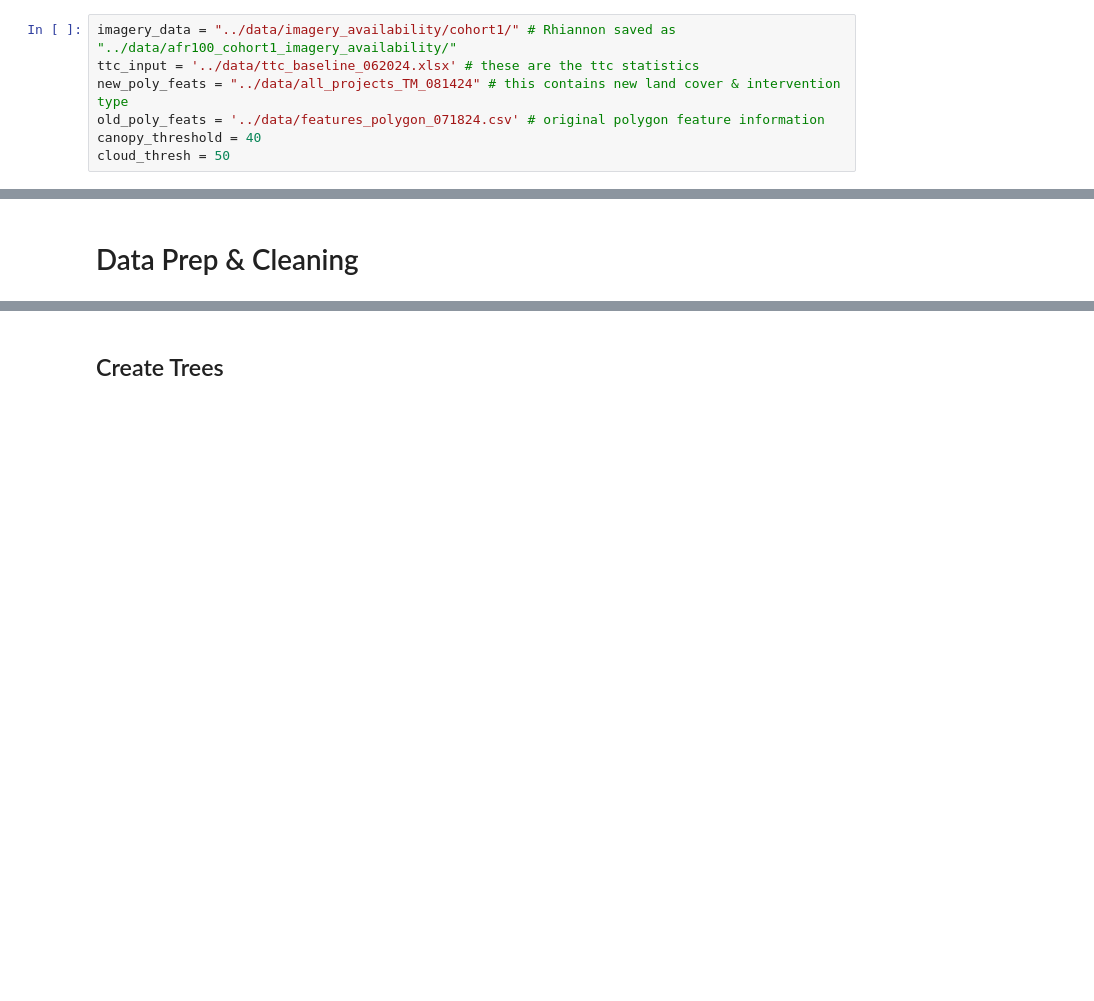
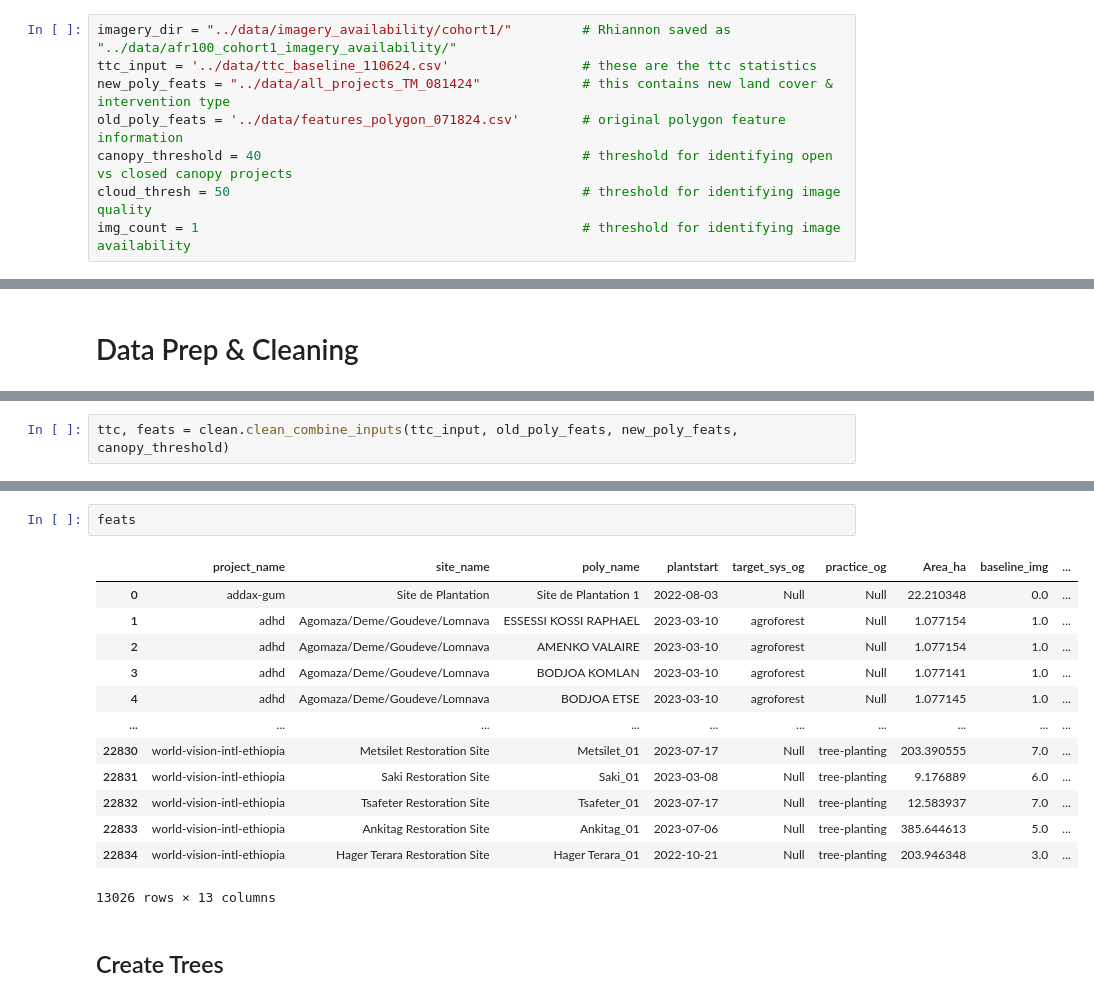
Before and after one commit to wri/decision-tree, a Jupyter notebook: notebooks/decision_tree_EDA.ipynb, the cells around one changed output, grey strips where cells are left out. Cells and saved outputs as stored; diff of their text form; blank space fills up the shorter version.

```diff
--- a/notebooks/decision_tree_EDA.ipynb
+++ b/notebooks/decision_tree_EDA.ipynb
@@ -52,9 +49,10 @@ The autoreload extension is already loaded. To reload it, use:
 # %% [markdown]
 # PARAMS
 # %%
-imagery_data = "../data/imagery_availability/cohort1/" # Rhiannon saved as "../data/afr100_cohort1_imagery_availability/"
-ttc_input = '../data/ttc_baseline_062024.xlsx' # these are the ttc statistics
-new_poly_feats = "../data/all_projects_TM_081424" # this contains new land cover & intervention type
-old_poly_feats = '../data/features_polygon_071824.csv' # original polygon feature information
-canopy_threshold = 40
-cloud_thresh = 50
+imagery_dir = "../data/imagery_availability/cohort1/"         # Rhiannon saved as "../data/afr100_cohort1_imagery_availability/"
+ttc_input = '../data/ttc_baseline_110624.csv'                 # these are the ttc statistics
+new_poly_feats = "../data/all_projects_TM_081424"             # this contains new land cover & intervention type
+old_poly_feats = '../data/features_polygon_071824.csv'        # original polygon feature information
+canopy_threshold = 40                                         # threshold for identifying open vs closed canopy projects
+cloud_thresh = 50                                             # threshold for identifying image quality
+img_count = 1                                                 # threshold for identifying image availability
@@ -92,0 +196,2 @@ Name: count, dtype: int64
+# %%
+ttc, feats = clean.clean_combine_inputs(ttc_input, old_poly_feats, new_poly_feats, canopy_threshold)
@@ -93,3 +248,19 @@ Name: count, dtype: int64
+# %%
+feats
+# %% [output]
+|  | project_name | site_name | poly_name | plantstart | target_sys_og | practice_og | Area_ha | baseline_img | ... |
+| 0 | addax-gum | Site de Plantation | Site de Plantation 1 | 2022-08-03 | Null | Null | 22.210348 | 0.0 | ... |
+| 1 | adhd | Agomaza/Deme/Goudeve/Lomnava | ESSESSI KOSSI RAPHAEL | 2023-03-10 | agroforest | Null | 1.077154 | 1.0 | ... |
+| 2 | adhd | Agomaza/Deme/Goudeve/Lomnava | AMENKO VALAIRE | 2023-03-10 | agroforest | Null | 1.077154 | 1.0 | ... |
+| 3 | adhd | Agomaza/Deme/Goudeve/Lomnava | BODJOA KOMLAN | 2023-03-10 | agroforest | Null | 1.077141 | 1.0 | ... |
+| 4 | adhd | Agomaza/Deme/Goudeve/Lomnava | BODJOA ETSE | 2023-03-10 | agroforest | Null | 1.077145 | 1.0 | ... |
+| ... | ... | ... | ... | ... | ... | ... | ... | ... | ... |
+| 22830 | world-vision-intl-ethiopia | Metsilet Restoration Site | Metsilet_01 | 2023-07-17 | Null | tree-planting | 203.390555 | 7.0 | ... |
+| 22831 | world-vision-intl-ethiopia | Saki Restoration Site | Saki_01 | 2023-03-08 | Null | tree-planting | 9.176889 | 6.0 | ... |
+| 22832 | world-vision-intl-ethiopia | Tsafeter Restoration Site | Tsafeter_01 | 2023-07-17 | Null | tree-planting | 12.583937 | 7.0 | ... |
+| 22833 | world-vision-intl-ethiopia | Ankitag Restoration Site | Ankitag_01 | 2023-07-06 | Null | tree-planting | 385.644613 | 5.0 | ... |
+| 22834 | world-vision-intl-ethiopia | Hager Terara Restoration Site | Hager Terara_01 | 2022-10-21 | Null | tree-planting | 203.946348 | 3.0 | ... |
+13026 rows × 13 columns
 # %% [markdown]
 ## Create Trees
 # %%
```
Also changed, not shown: parts of 27 cells of this notebook, 1 other file.
